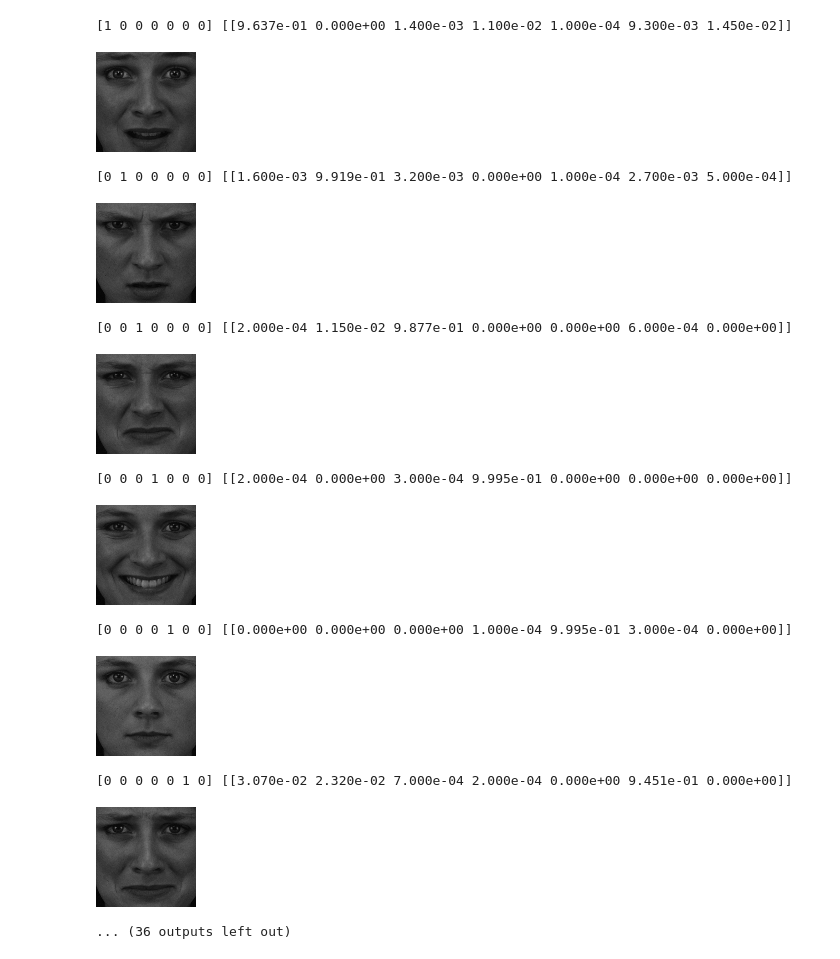
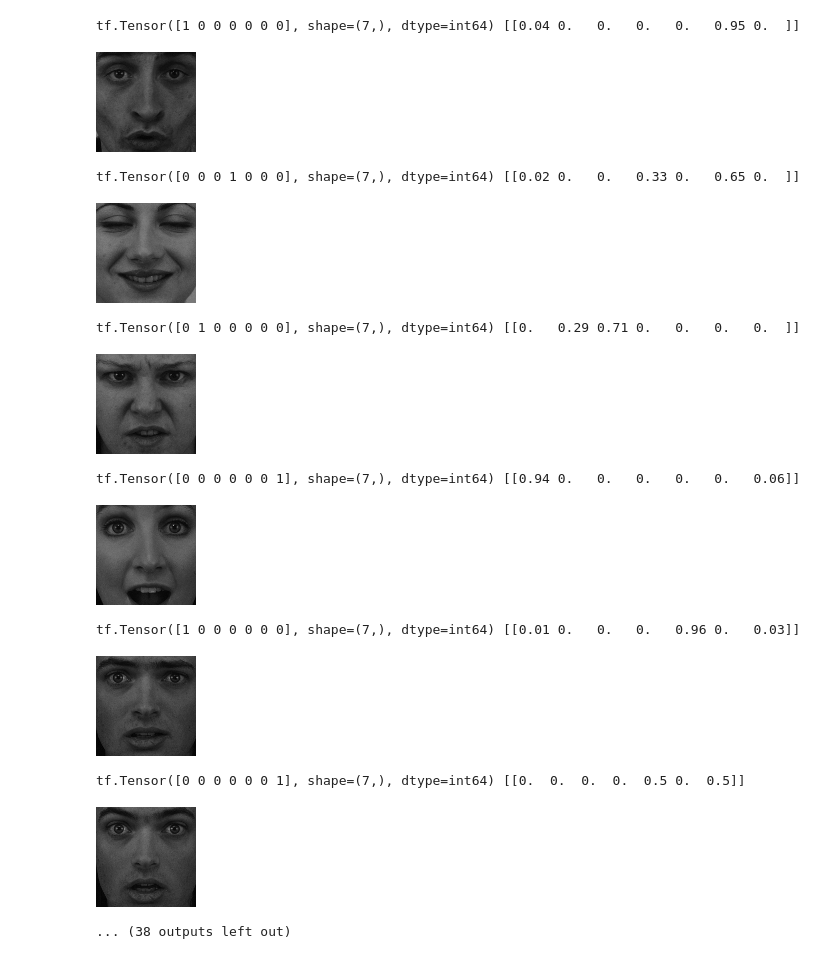
Before and after one commit to PeterRutkowski/fer, a Jupyter notebook: paper.ipynb, the cells around one changed output. Drawn from its saved outputs; the diff is of its cells as text; code cells hidden in the pictures.

```diff
--- a/paper.ipynb
+++ b/paper.ipynb
@@ -11,8 +11,10 @@ import numpy as np
 from google.colab.patches import cv2_imshow
 # %%
 # data split 0.7
-loaded = np.load('drive/My Drive/project42/kdef.npz', allow_pickle=True)
-x_train, y_train = np.expand_dims(loaded['x_train'], axis=3), loaded['y_train']
-x_val, y_val = np.expand_dims(loaded['x_val'], axis=3), loaded['y_val']
+loaded = np.load('drive/My Drive/project42/data/kdef_0.3.npz', allow_pickle=True)
+x_train = tf.convert_to_tensor(np.expand_dims(loaded['x_train'], axis=3))
+y_train = tf.convert_to_tensor(loaded['y_train'])
+x_val = tf.convert_to_tensor(np.expand_dims(loaded['x_val'], axis=3))
+y_val = tf.convert_to_tensor(loaded['y_val'])
 print(x_train.shape, y_train.shape, x_val.shape, y_val.shape)
 # %% [output]
@@ -127,21 +132,22 @@ Epoch 00500: val_accuracy did not improve from 1.00000
 # %%
-cnn = load_model('drive/My Drive/project42/cnn.h5')
+cnn = load_model('drive/My Drive/project42/models/cnn_batch32_adam_91.837.h5')
 
-for i in range(24):
-  c = np.expand_dims(x_train[i], axis=0)
-  print(y_train[i], np.round(cnn.predict(c),4))
-  cv2_imshow(x_train[i])
+for i in range(len(x_val)):
+  c = np.expand_dims(x_val[i], axis=0)
+  if np.argmax(y_val[i]) != np.argmax(np.round(cnn.predict(c),2)):
+    print(y_val[i], np.round(cnn.predict(c),2))
+    cv2_imshow(np.asarray(x_val[i]))
 # %% [output]
-[1 0 0 0 0 0 0] [[9.637e-01 0.000e+00 1.400e-03 1.100e-02 1.000e-04 9.300e-03 1.450e-02]]
+tf.Tensor([1 0 0 0 0 0 0], shape=(7,), dtype=int64) [[0.04 0.   0.   0.   0.   0.95 0.  ]]
-[figure, old version]
+[figure, new version]
-[0 1 0 0 0 0 0] [[1.600e-03 9.919e-01 3.200e-03 0.000e+00 1.000e-04 2.700e-03 5.000e-04]]
+tf.Tensor([0 0 0 1 0 0 0], shape=(7,), dtype=int64) [[0.02 0.   0.   0.33 0.   0.65 0.  ]]
-[figure, old version]
+[figure, new version]
-[0 0 1 0 0 0 0] [[2.000e-04 1.150e-02 9.877e-01 0.000e+00 0.000e+00 6.000e-04 0.000e+00]]
+tf.Tensor([0 1 0 0 0 0 0], shape=(7,), dtype=int64) [[0.   0.29 0.71 0.   0.   0.   0.  ]]
 [figure]
-[0 0 0 1 0 0 0] [[2.000e-04 0.000e+00 3.000e-04 9.995e-01 0.000e+00 0.000e+00 0.000e+00]]
+tf.Tensor([0 0 0 0 0 0 1], shape=(7,), dtype=int64) [[0.94 0.   0.   0.   0.   0.   0.06]]
-[figure, old version]
+[figure, new version]
-[0 0 0 0 1 0 0] [[0.000e+00 0.000e+00 0.000e+00 1.000e-04 9.995e-01 3.000e-04 0.000e+00]]
+tf.Tensor([1 0 0 0 0 0 0], shape=(7,), dtype=int64) [[0.01 0.   0.   0.   0.96 0.   0.03]]
 [figure]
-[0 0 0 0 0 1 0] [[3.070e-02 2.320e-02 7.000e-04 2.000e-04 0.000e+00 9.451e-01 0.000e+00]]
+tf.Tensor([0 0 0 0 0 0 1], shape=(7,), dtype=int64) [[0.  0.  0.  0.  0.5 0.  0.5]]
-[figure, old version]
+[figure, new version]
-... (36 outputs left out)
+... (38 outputs left out)
```
Also changed, not shown: parts of 4 cells of this notebook.
